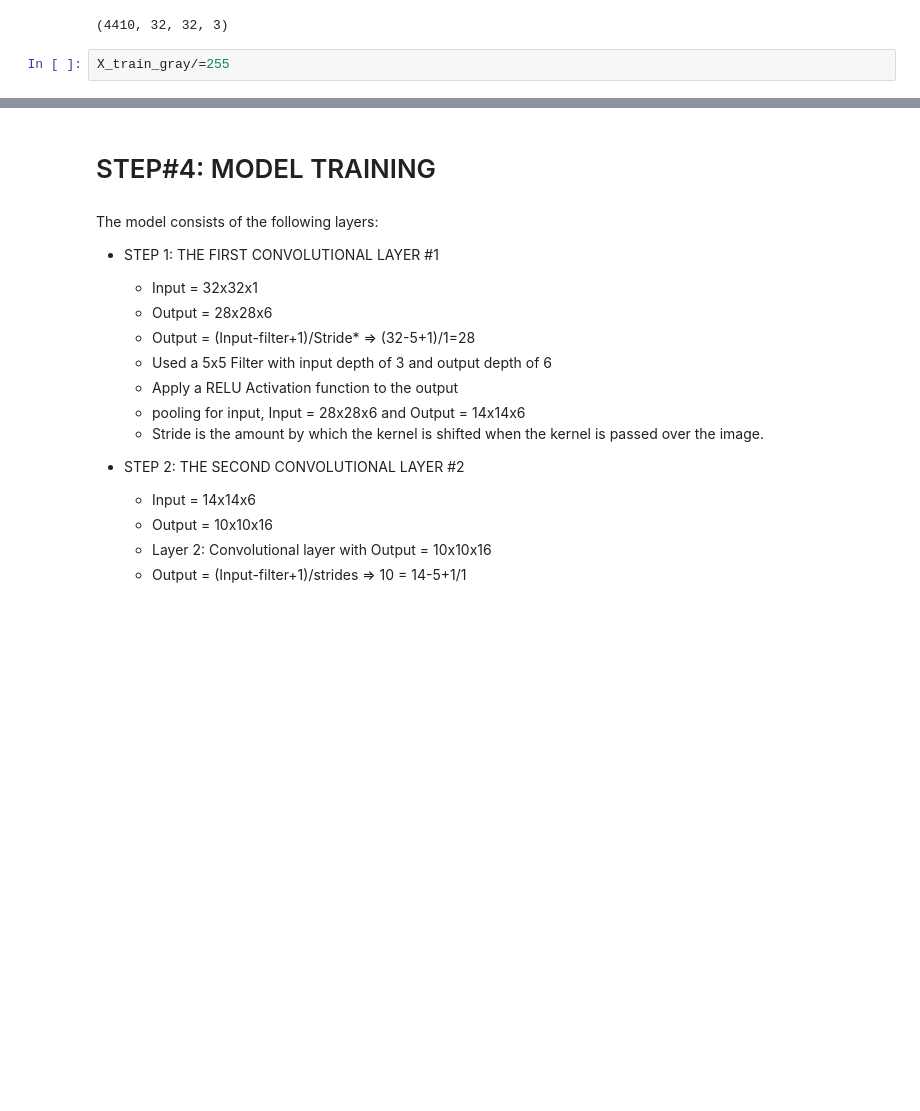
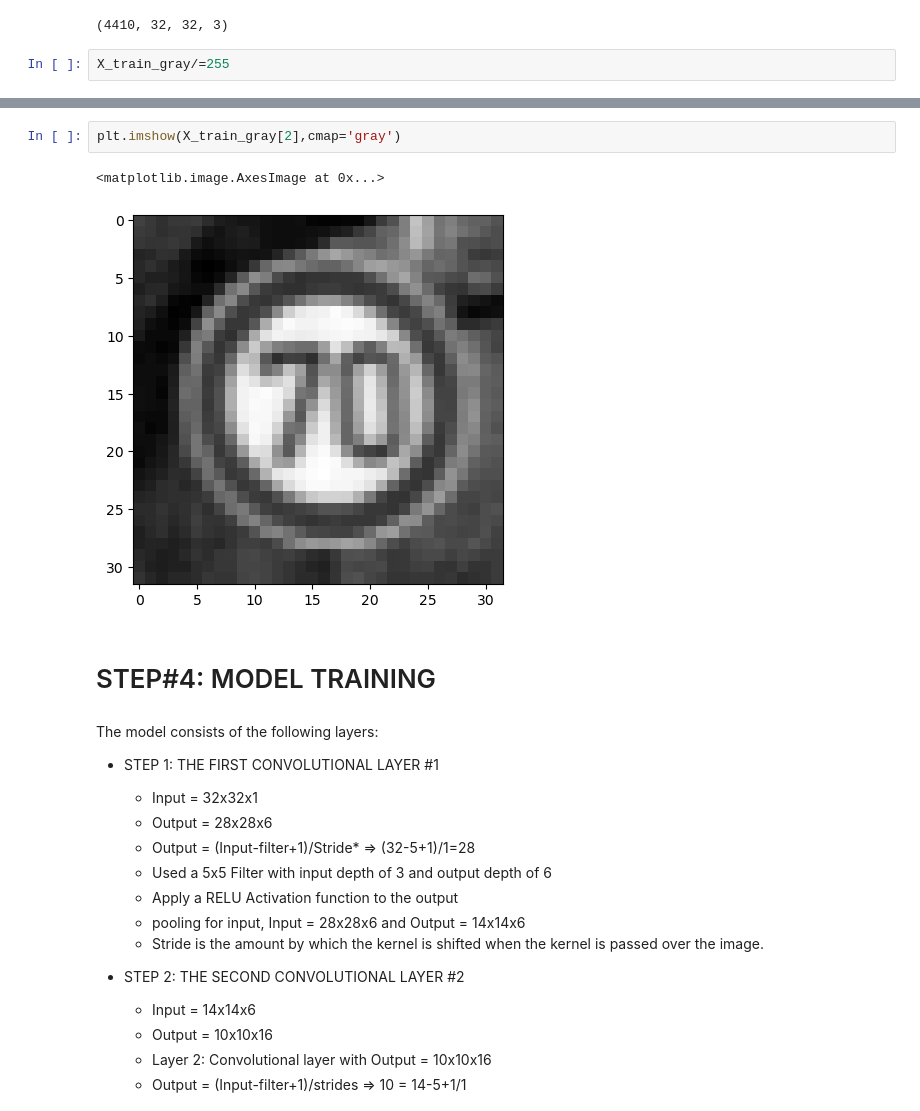
Before and after one commit to Amen-Haj-Brahim/Road-sign-detection, a Jupyter notebook: Classify_Traffic_Sign_Images_Using_LeNet.ipynb, the cells around one changed output, grey strips where cells are left out. Cells and saved outputs as stored; diff of their text form; blank space fills up the shorter version.

```diff
--- a/Classify_Traffic_Sign_Images_Using_LeNet.ipynb
+++ b/Classify_Traffic_Sign_Images_Using_LeNet.ipynb
@@ -60,3 +41,8 @@ X_train_gray
+# %%
+plt.imshow(X_train_gray[2],cmap='gray')
+# %% [output]
+<matplotlib.image.AxesImage at 0x...>
+[figure, added]
 # %% [markdown]
 # STEP#4: MODEL TRAINING
 # %% [markdown]
```
Also changed, not shown: parts of 19 cells of this notebook, 1 other file.
